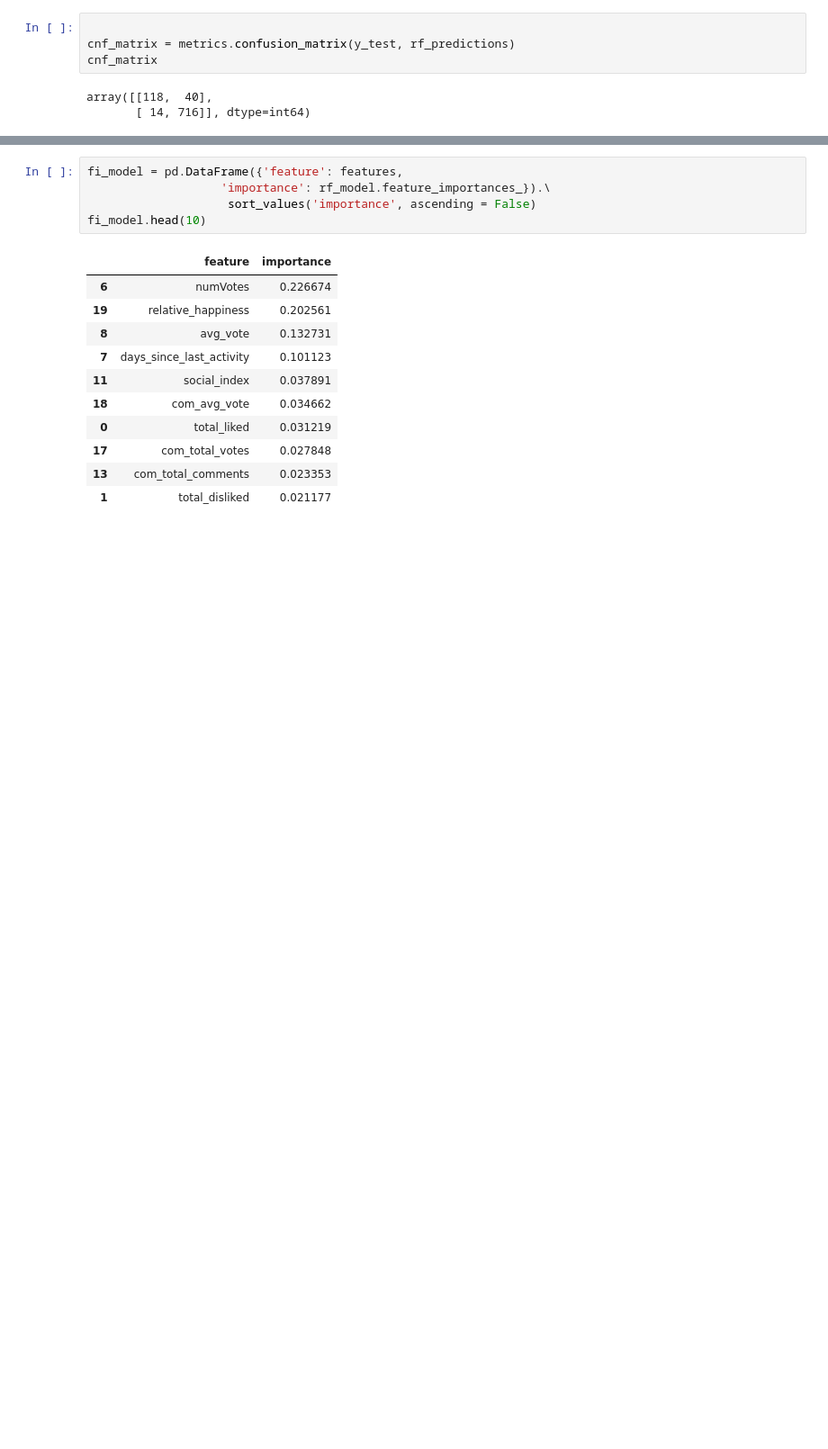
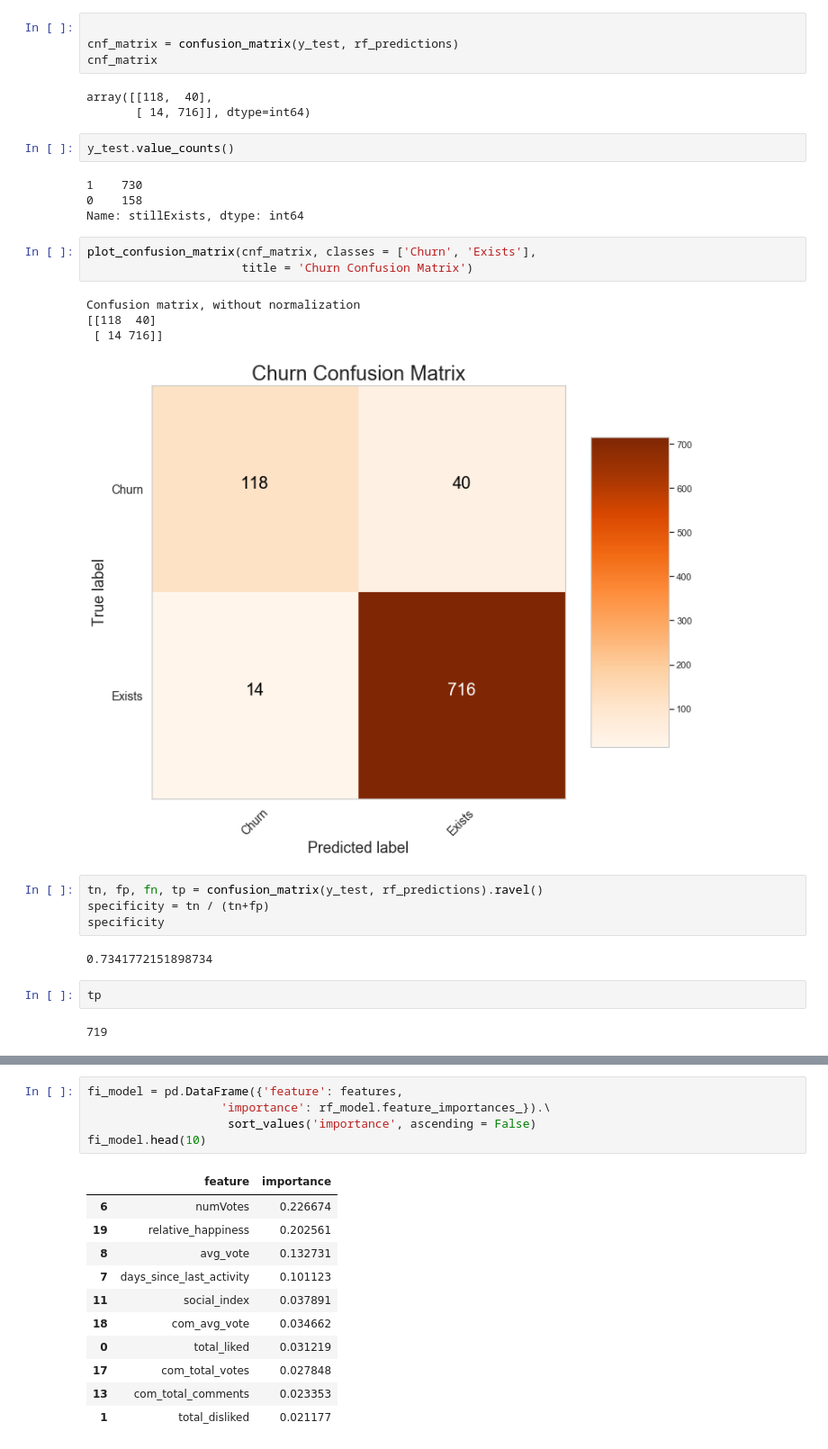
Before and after one commit to shubhanshu-gupta/employee-happiness, a Jupyter notebook: Howba_models_RandomForest.ipynb, the cells around one changed output, grey strips where cells are left out. Shown: that part at 90% size. Drawn from its saved outputs; the diff is of its cells as text; blank space fills up the shorter version.

Commit message:
Added visualizations for confusion matrix

```diff
--- a/Howba_models_RandomForest.ipynb
+++ b/Howba_models_RandomForest.ipynb
@@ -304,7 +358,31 @@ auc
 # %%
 
-cnf_matrix = metrics.confusion_matrix(y_test, rf_predictions)
+cnf_matrix = confusion_matrix(y_test, rf_predictions)
 cnf_matrix
 # %% [output]
 array([[118,  40],
        [ 14, 716]], dtype=int64)
+# %%
+y_test.value_counts()
+# %% [output]
+1    730
+0    158
+Name: stillExists, dtype: int64
+# %%
+plot_confusion_matrix(cnf_matrix, classes = ['Churn', 'Exists'],
+                      title = 'Churn Confusion Matrix')
+# %% [output]
+Confusion matrix, without normalization
+[[118  40]
+ [ 14 716]]
+[figure, added]
+# %%
+tn, fp, fn, tp = confusion_matrix(y_test, rf_predictions).ravel()
+specificity = tn / (tn+fp)
+specificity
+# %% [output]
+0.7341772151898734
+# %%
+tp
+# %% [output]
+719
```
Also changed, not shown: parts of 10 cells of this notebook.
